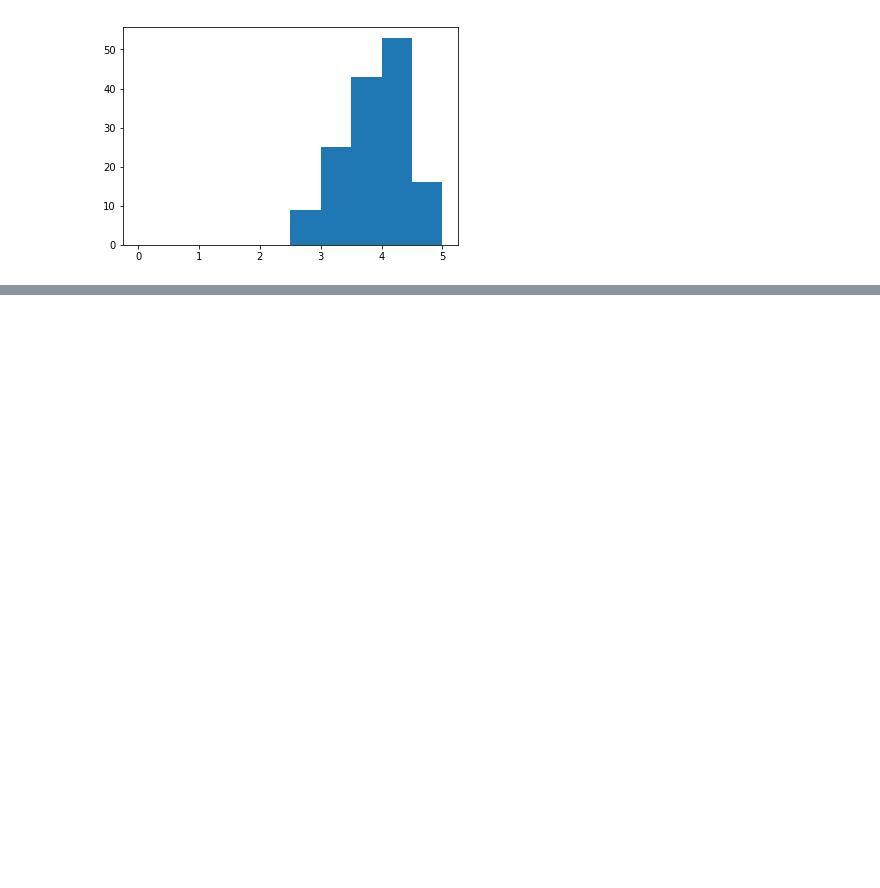
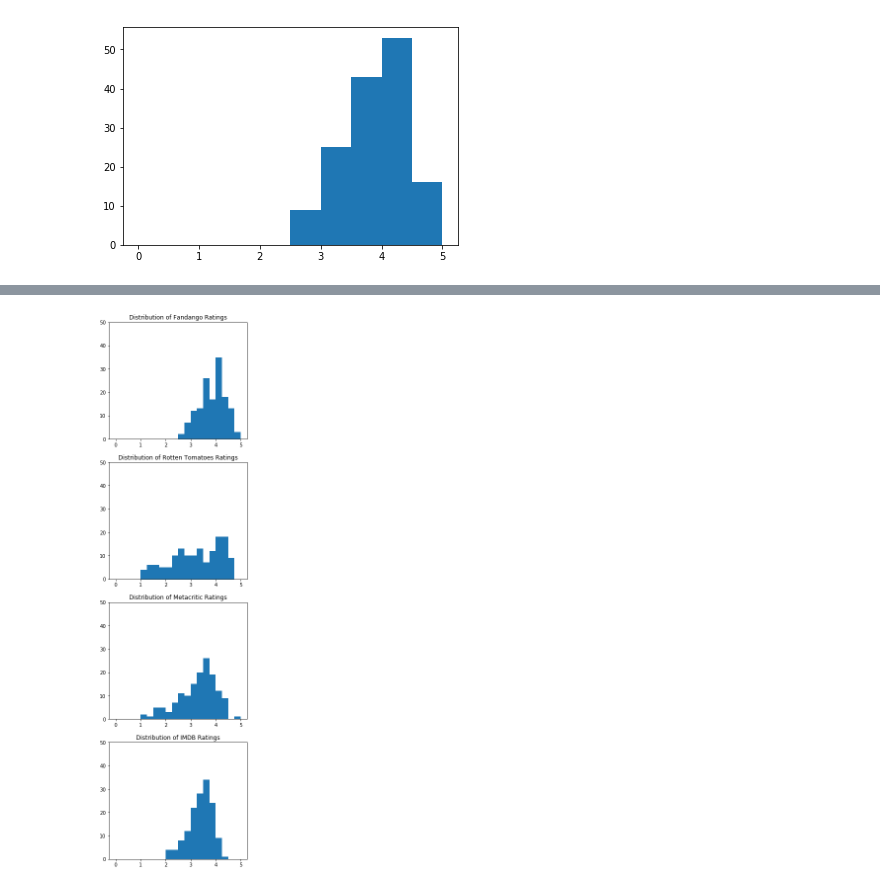
Before and after one commit to txkhaund/Dataquest_DS_path, a Jupyter notebook: Missions/2. Data Analysis and Visualization/2. Exploratory Data Visualization/4. Histograms And Box Plots.ipynb, the cells around one changed output, grey strips where cells are left out. Cells and saved outputs as stored; diff of their text form; code cells hidden in the pictures; blank space fills up the shorter version.

Commit message:
Update 4. Histograms And Box Plots.ipynb
Finished!

```diff
--- a/Missions/2. Data Analysis and Visualization/2. Exploratory Data Visualization/4. Histograms And Box Plots.ipynb
+++ b/Missions/2. Data Analysis and Visualization/2. Exploratory Data Visualization/4. Histograms And Box Plots.ipynb
@@ -96,0 +107,23 @@ If you recall, one of the questions we were looking to answer was:
+# %%
+fig = plt.figure(figsize=(5, 20))
+ax1 = fig.add_subplot(4,1,1)
+ax2 = fig.add_subplot(4,1,2)
+ax3 = fig.add_subplot(4,1,3)
+ax4 = fig.add_subplot(4,1,4)
+
+ax1.hist(norm_reviews["Fandango_Ratingvalue"], bins=20, range=(0, 5))
+ax1.set_ylim(0, 50)
+ax1.set_title("Distribution of Fandango Ratings")
+ax2.hist(norm_reviews["RT_user_norm"], bins=20, range=(0, 5))
+ax2.set_ylim(0, 50)
+ax2.set_title("Distribution of Rotten Tomatoes Ratings")
+ax3.hist(norm_reviews["Metacritic_user_nom"], bins=20, range=(0, 5))
+ax3.set_ylim(0, 50)
+ax3.set_title("Distribution of Metacritic Ratings")
+ax4.hist(norm_reviews["IMDB_norm"], bins=20, range=(0, 5))
+ax4.set_ylim(0, 50)
+ax4.set_title("Distribution of IMDB Ratings")
+
+plt.show()
+# %% [output]
+[figure, added]
```
Also changed, not shown: parts of 12 cells of this notebook.
